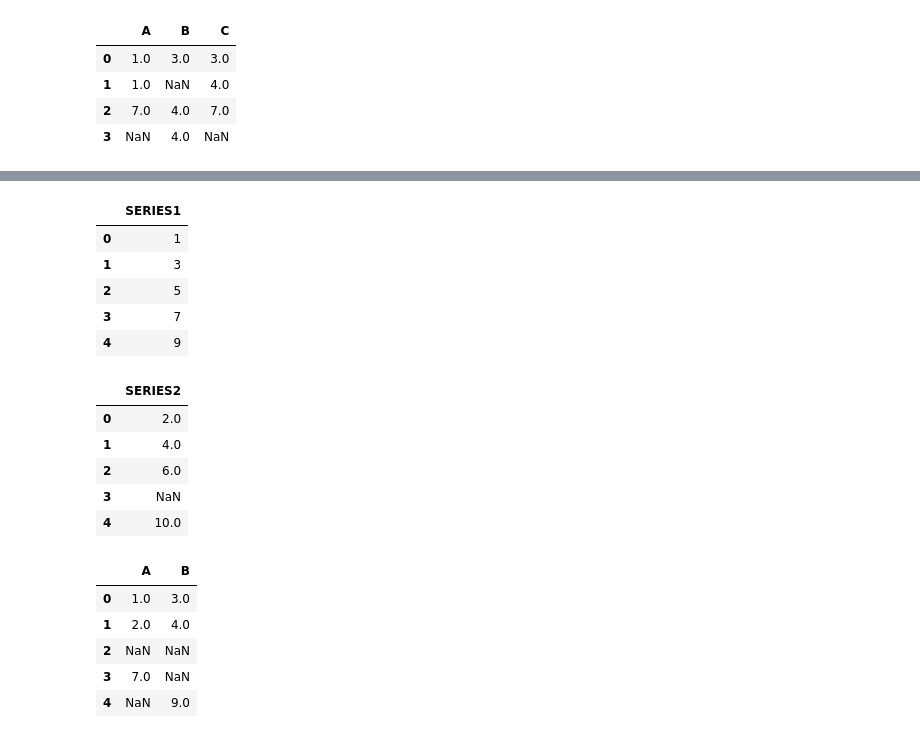
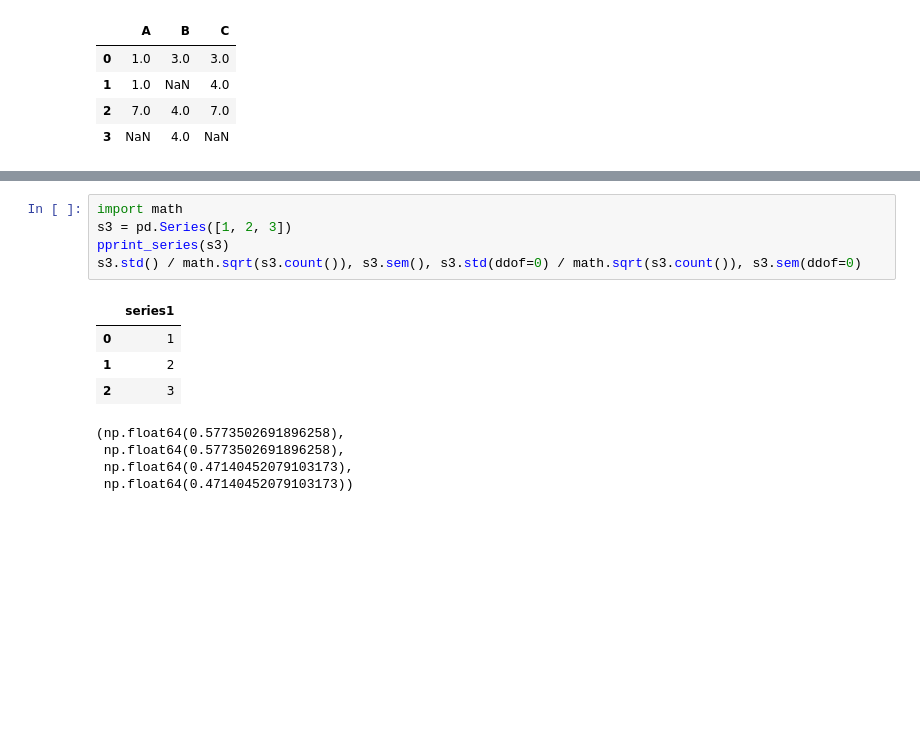
Before and after one commit to wangmu0115/HandsOn-ML, a Jupyter notebook: pandas/50__描述性统计.ipynb, the cells around one changed output, grey strips where cells are left out. Saved outputs shown, nothing was run; the diff lists cells and outputs as text; blank space fills up the shorter version.

```diff
--- a/pandas/50_描述性统计.ipynb
+++ b/pandas/50__描述性统计.ipynb
@@ -330,20 +350,14 @@ pprint_pds(df4, df4.std(), df4.std(ddof=0))
 # %%
+import math
+s3 = pd.Series([1, 2, 3])
+pprint_series(s3)
+s3.std() / math.sqrt(s3.count()), s3.sem(), s3.std(ddof=0) / math.sqrt(s3.count()), s3.sem(ddof=0)
 # %% [output]
-|  | SERIES1 |
+|  | series1 |
 | 0 | 1 |
-| 1 | 3 |
-| 2 | 5 |
-| 3 | 7 |
-| 4 | 9 |
+| 1 | 2 |
+| 2 | 3 |
-|  | SERIES2 |
-| 0 | 2.0 |
-| 1 | 4.0 |
-| 2 | 6.0 |
-| 3 | NaN |
-| 4 | 10.0 |
-|  | A | B |
-| 0 | 1.0 | 3.0 |
-| 1 | 2.0 | 4.0 |
-| 2 | NaN | NaN |
-| 3 | 7.0 | NaN |
-| 4 | NaN | 9.0 |
+(np.float64(0.5773502691896258),
+ np.float64(0.5773502691896258),
+ np.float64(0.47140452079103173),
+ np.float64(0.47140452079103173))
```
Also changed, not shown: parts of 6 cells of this notebook, 1 other file.
